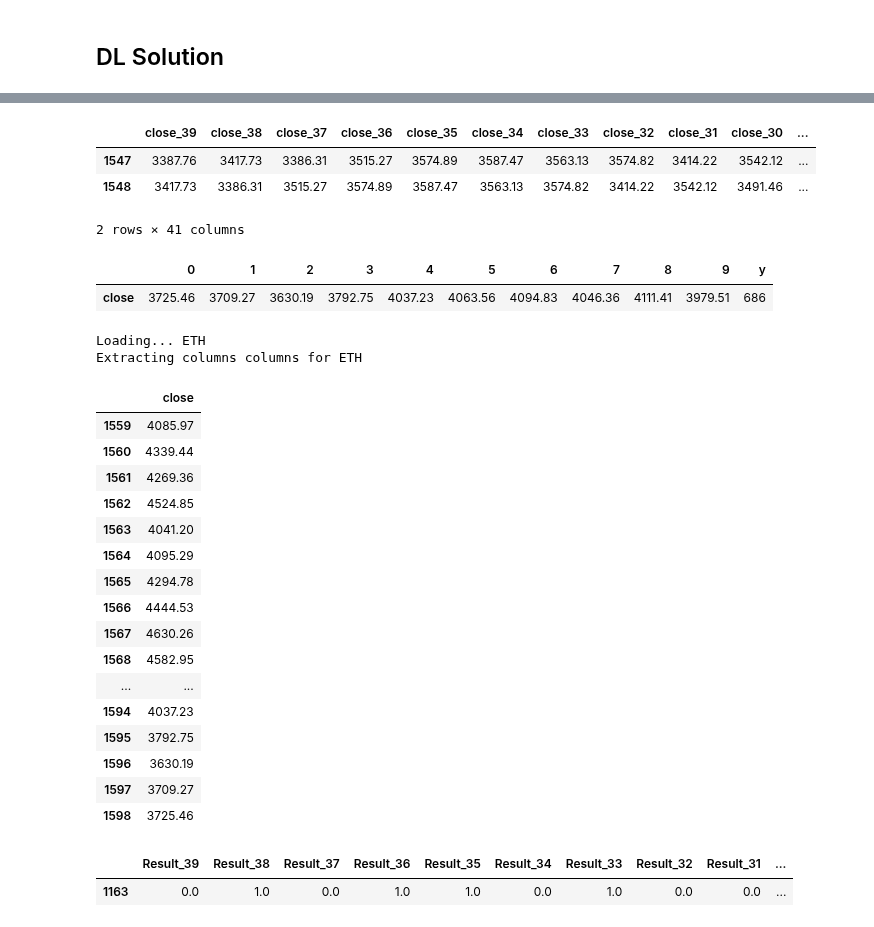
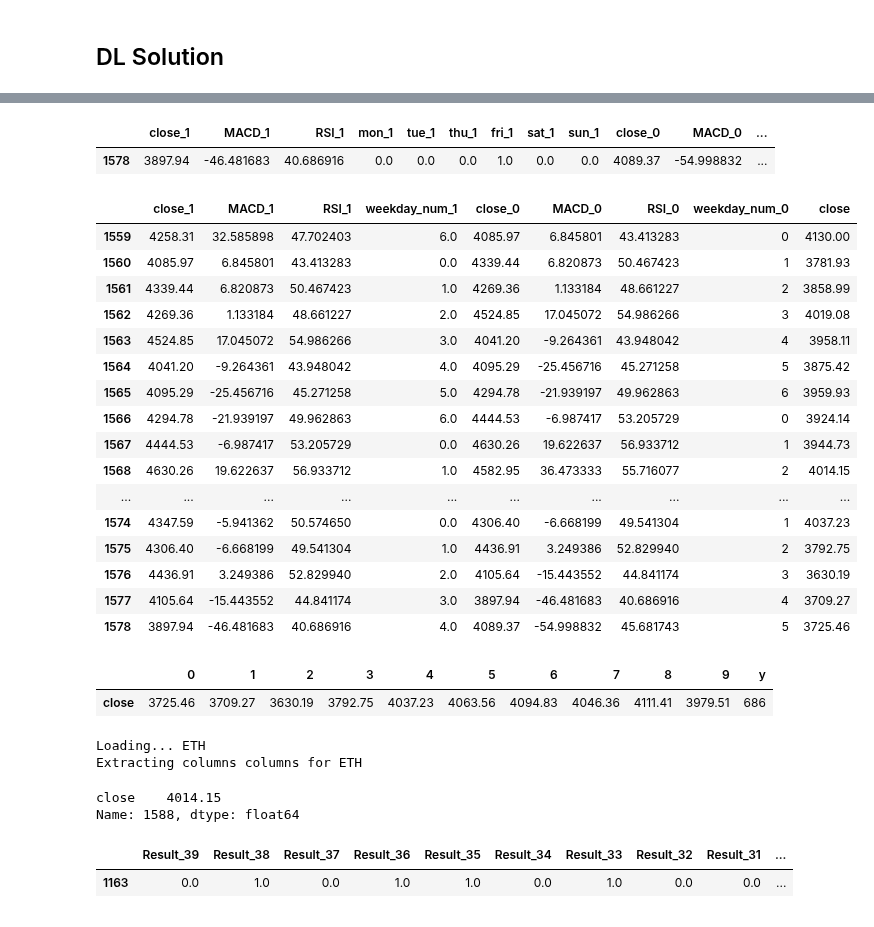
Before and after one commit to GZabalaG/crypto_bot, a Jupyter notebook: trading_simulation/Simulation.ipynb, the cells around one changed output, grey strips where cells are left out. Saved outputs shown, nothing was run; the diff lists cells and outputs as text; code cells hidden in the pictures.

```diff
--- a/trading_simulation/Simulation.ipynb
+++ b/trading_simulation/Simulation.ipynb
@@ -188,16 +119,18 @@ Orders lost: 99
 crypto = 'ETH'
 periods_to_retraining = 1000
 prev_periods = 2
-pred_periods = 10
+pred_periods = 20
 model_selector = 'lstm'
-columns = ['weekday', 'RSI', 'MACD', 'close']
+columns = ['weekday_num', 'RSI', 'MACD', 'close']
+#columns = ['mon', 'tue', 'wen', 'thu', 'fri', 'sat', 'sun', 'RSI', 'MACD', 'close']
 
 processor = DataProcessor([crypto])
 sim = DLSimulator(processor, crypto, periods_to_retraining, prev_periods, pred_periods, model_selector, columns)
 #sim.simulate()
 df = sim.get_df()
-real_df = df.iloc[14:1000]
-to_pred_df = df.iloc[-1:]
+real_df = df.loc[139:1577]
+real_df = df.loc[139:1577]
+to_pred_df = df.loc[1578:1578]
 real_and_pred = df.iloc[:1001]
 real_df
 # %% [output]
@@ -261,12 +198,31 @@ to_pred_df = df.iloc[1000:1001]
+# %%
+to_pred_df = df.loc[1578:1578]
+to_pred_df
+# %% [output]
+|  | close_1 | MACD_1 | RSI_1 | mon_1 | tue_1 | thu_1 | fri_1 | sat_1 | sun_1 | close_0 | MACD_0 | ... |
+| 1578 | 3897.94 | -46.481683 | 40.686916 | 0.0 | 0.0 | 0.0 | 1.0 | 0.0 | 0.0 | 4089.37 | -54.998832 | ... |
 # %%
 lstm.set_test(to_pred_df)
 # %%
-df[-2:]
+df[-20:]
 # %% [output]
-|  | close_39 | close_38 | close_37 | close_36 | close_35 | close_34 | close_33 | close_32 | close_31 | close_30 | ... |
-| 1547 | 3387.76 | 3417.73 | 3386.31 | 3515.27 | 3574.89 | 3587.47 | 3563.13 | 3574.82 | 3414.22 | 3542.12 | ... |
-| 1548 | 3417.73 | 3386.31 | 3515.27 | 3574.89 | 3587.47 | 3563.13 | 3574.82 | 3414.22 | 3542.12 | 3491.46 | ... |
+|  | close_1 | MACD_1 | RSI_1 | weekday_num_1 | close_0 | MACD_0 | RSI_0 | weekday_num_0 | close |
+| 1559 | 4258.31 | 32.585898 | 47.702403 | 6.0 | 4085.97 | 6.845801 | 43.413283 | 0 | 4130.00 |
+| 1560 | 4085.97 | 6.845801 | 43.413283 | 0.0 | 4339.44 | 6.820873 | 50.467423 | 1 | 3781.93 |
+| 1561 | 4339.44 | 6.820873 | 50.467423 | 1.0 | 4269.36 | 1.133184 | 48.661227 | 2 | 3858.99 |
+| 1562 | 4269.36 | 1.133184 | 48.661227 | 2.0 | 4524.85 | 17.045072 | 54.986266 | 3 | 4019.08 |
+| 1563 | 4524.85 | 17.045072 | 54.986266 | 3.0 | 4041.20 | -9.264361 | 43.948042 | 4 | 3958.11 |
+| 1564 | 4041.20 | -9.264361 | 43.948042 | 4.0 | 4095.29 | -25.456716 | 45.271258 | 5 | 3875.42 |
+| 1565 | 4095.29 | -25.456716 | 45.271258 | 5.0 | 4294.78 | -21.939197 | 49.962863 | 6 | 3959.93 |
+| 1566 | 4294.78 | -21.939197 | 49.962863 | 6.0 | 4444.53 | -6.987417 | 53.205729 | 0 | 3924.14 |
+| 1567 | 4444.53 | -6.987417 | 53.205729 | 0.0 | 4630.26 | 19.622637 | 56.933712 | 1 | 3944.73 |
+| 1568 | 4630.26 | 19.622637 | 56.933712 | 1.0 | 4582.95 | 36.473333 | 55.716077 | 2 | 4014.15 |
+| ... | ... | ... | ... | ... | ... | ... | ... | ... | ... |
+| 1574 | 4347.59 | -5.941362 | 50.574650 | 0.0 | 4306.40 | -6.668199 | 49.541304 | 1 | 4037.23 |
+| 1575 | 4306.40 | -6.668199 | 49.541304 | 1.0 | 4436.91 | 3.249386 | 52.829940 | 2 | 3792.75 |
+| 1576 | 4436.91 | 3.249386 | 52.829940 | 2.0 | 4105.64 | -15.443552 | 44.841174 | 3 | 3630.19 |
+| 1577 | 4105.64 | -15.443552 | 44.841174 | 3.0 | 3897.94 | -46.481683 | 40.686916 | 4 | 3709.27 |
+| 1578 | 3897.94 | -46.481683 | 40.686916 | 4.0 | 4089.37 | -54.998832 | 45.681743 | 5 | 3725.46 |
-2 rows × 41 columns
 # %%
 to_pred_df = pd.read_csv('/Users/gonzalozabala/Documents/Master IA/AIMaster/TFM/Code/crypto_bot/Datasets/ETH.csv', header=[1])
 to_pred_df = pd.DataFrame(to_pred_df['close'].iloc[:10]).T
@@ -279,31 +235,16 @@ to_pred_df
 processor = DataProcessor(['ETH'])
 processor.load_data()
 processor.clean_data('ETH')
-processor.feature_extraction('ETH')
+#processor.feature_extraction('ETH')
 #columns = ['close', 'Open Close Difference', 'Volume USDT' ,'Result']
-columns = ['close']
-df = processor.feature_selection('ETH', columns)
-df[-40:]
+#columns = ['close']
+#df = processor.feature_selection('ETH', columns)
+df.loc[1588]
 # %% [output]
 Loading... ETH
 Extracting columns columns for ETH
-|  | close |
-| 1559 | 4085.97 |
-| 1560 | 4339.44 |
-| 1561 | 4269.36 |
-| 1562 | 4524.85 |
-| 1563 | 4041.20 |
-| 1564 | 4095.29 |
-| 1565 | 4294.78 |
-| 1566 | 4444.53 |
-| 1567 | 4630.26 |
-| 1568 | 4582.95 |
-| ... | ... |
-| 1594 | 4037.23 |
-| 1595 | 3792.75 |
-| 1596 | 3630.19 |
-| 1597 | 3709.27 |
-| 1598 | 3725.46 |
+close    4014.15
+Name: 1588, dtype: float64
 # %%
 to_pred_df
 # %% [output]
```
Also changed, not shown: parts of 14 cells of this notebook, 3 other files.
